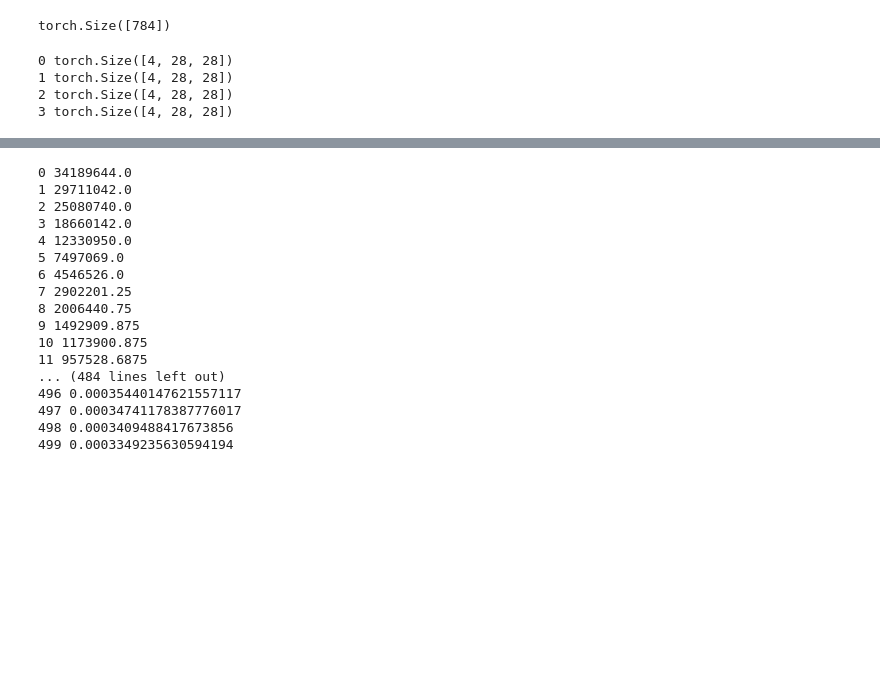
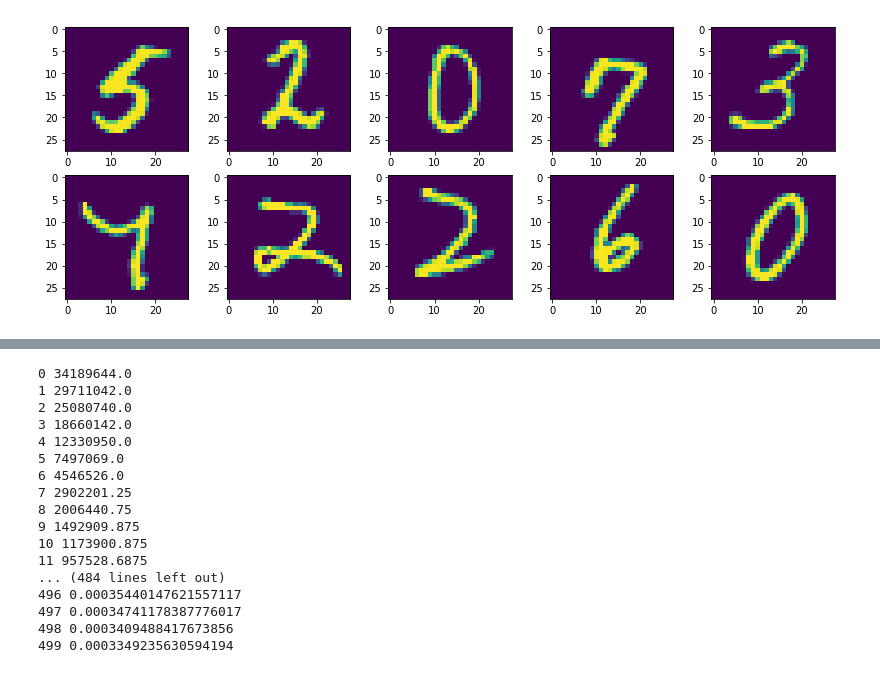
Before and after one commit to ryanliwag/kaggle_dump, a Jupyter notebook: mnist/mnist-pytorch.ipynb, the cells around one changed output, grey strips where cells are left out. Saved outputs shown, nothing was run; the diff lists cells and outputs as text; code cells hidden in the pictures; blank space fills up the shorter version.

```diff
--- a/mnist/mnist-pytorch.ipynb
+++ b/mnist/mnist-pytorch.ipynb
@@ -18,32 +15,31 @@ from PIL import Image
+# %%
+test = pd.read_csv("train.csv")
 # %%
 class ToTensor(object):
 
     def __call__(self, sample):
 
-        tensor = torch.from_numpy(sample["image"])
+        tensor = torch.from_numpy(np.array(sample["image"]))
+        target = torch.from_numpy(np.array(sample["target"]))
 
-        return {"image":tensor}
+        return {"target":target, "image":tensor}
 
 class mnist_dataset(Dataset):
 
     def __init__(self, csv_file, transform = None):
 
-        csv_file =
-        self.targets = t
-        self.root_folder = root_folder
-        self.image_list = self.get_image_list()
+        df = pd.read_csv(csv_file)
+        pd.get_dummies(df["label"].values)
+        self.target = pd.get_dummies(test["label"]).values
+        self.variable = df.drop(columns=["label"]).values
         self.transform = transform
 
     def __len__(self):
-        return len(self.image_list)
+        return len(self.target)
 
     def __getitem__(self, idx):
 
-        img_name = os.path.join(self.root_folder, self.image_list[idx])
-        img = Image.open(img_name)
-
-
-        sample = {'image':np.asarray(img)}
+        sample = {'target':self.target[idx],'image':self.variable[idx]}
 
         if self.transform:
             sample = self.transform(sample)
@@ -85,18 +48,14 @@ dataloader = DataLoader(mnist, batch_size=4, shuffle=True)
-# %%
-mnist[0]["image"].reshape(-1).shape
-# %% [output]
-torch.Size([784])
-# %%
-batch_size, D_in, H_layers, D_out = 4, 784, 1000, 10
-
-for i_batch, sample_batched in enumerate(dataloader):
-    print(i_batch, sample_batched['image'].size())
-
-    # observe 4th batch and stop.
-    if i_batch == 3:
-        break
-# %% [output]
-0 torch.Size([4, 28, 28])
-1 torch.Size([4, 28, 28])
-2 torch.Size([4, 28, 28])
-3 torch.Size([4, 28, 28])
+# %%
+#load dataset
+mnist_df = mnist_dataset("train.csv")
+
+#plot some images
+fig = plt.figure(figsize=(14,5))
+for i in range(1,11):
+    plt.subplot(2,5,i)
+    idx = random.randint(0, len(mnist_df)-1)
+    plt.imshow(mnist_df[idx]["image"].reshape(28,28))
+
+plt.show()
+# %% [output]
+[figure, added]
```
Also changed, not shown: parts of 19 cells of this notebook.
